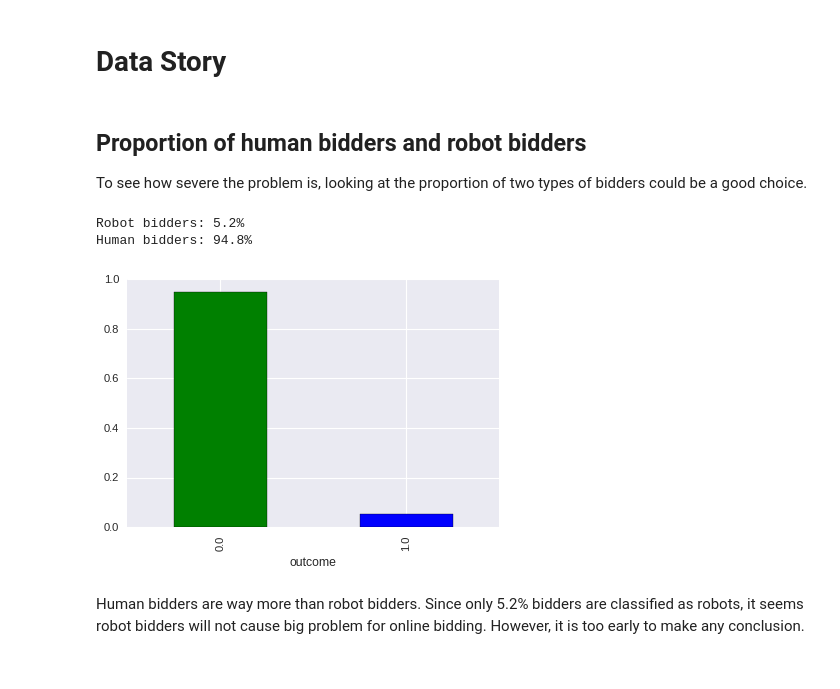
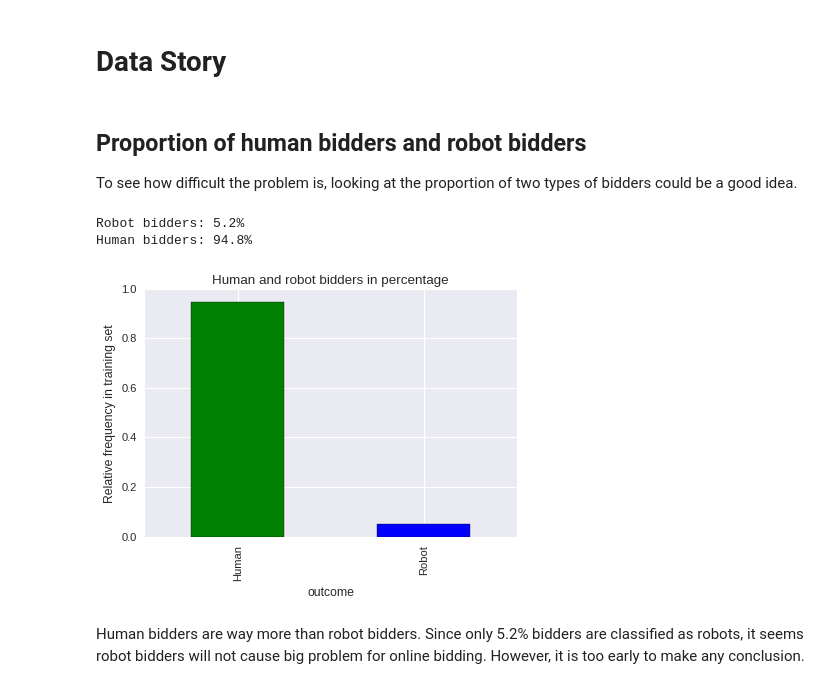
Before and after one commit to Z-Yang-328/Online-Auction-Analytics, a Jupyter notebook: Capstone Project/Data_Story_Capstone.ipynb, the cells around one changed output. Cells and saved outputs as stored; diff of their text form; code cells hidden in the pictures.

```diff
--- a/Capstone Project/Data_Story_Capstone.ipynb
+++ b/Capstone Project/Data_Story_Capstone.ipynb
@@ -330,19 +337,22 @@ train_bid.head()
 # %% [markdown]
 ## Proportion of human bidders and robot bidders
 
-To see how severe the problem is, looking at the proportion of two types of bidders could be a good choice.
+To see how difficult the problem is, looking at the proportion of two types of bidders could be a good idea.
 # %%
 pro_plot = (train_bid.groupby(['outcome', 'bidder_id']).count().reset_index()\
                                            .drop('bidder_id', axis=1).groupby('outcome').count().bid_id\
                                            /train_bid.bidder_id.nunique())
 _ = pro_plot.plot(kind='bar', color = ['g', 'b'])
+_ = plt.xticks(range(2), ['Human', 'Robot'])
+_ = plt.ylabel('Relative frequency in training set')
+_ = plt.title('Human and robot bidders in percentage')
 
 print("Robot bidders: {0:.1f}%".format(pro_plot[1] * 100))
 print("Human bidders: {0:.1f}%".format(pro_plot[0] * 100))
 # %% [output]
 Robot bidders: 5.2%
 Human bidders: 94.8%
-[figure, old version]
+[figure, new version]
 # %% [markdown]
 Human bidders are way more than robot bidders. Since only 5.2% bidders are classified as robots, it seems robot bidders will not cause big problem for online bidding. However, it is too early to make any conclusion.
 # %% [markdown]
```
Also changed, not shown: parts of 15 cells of this notebook.
